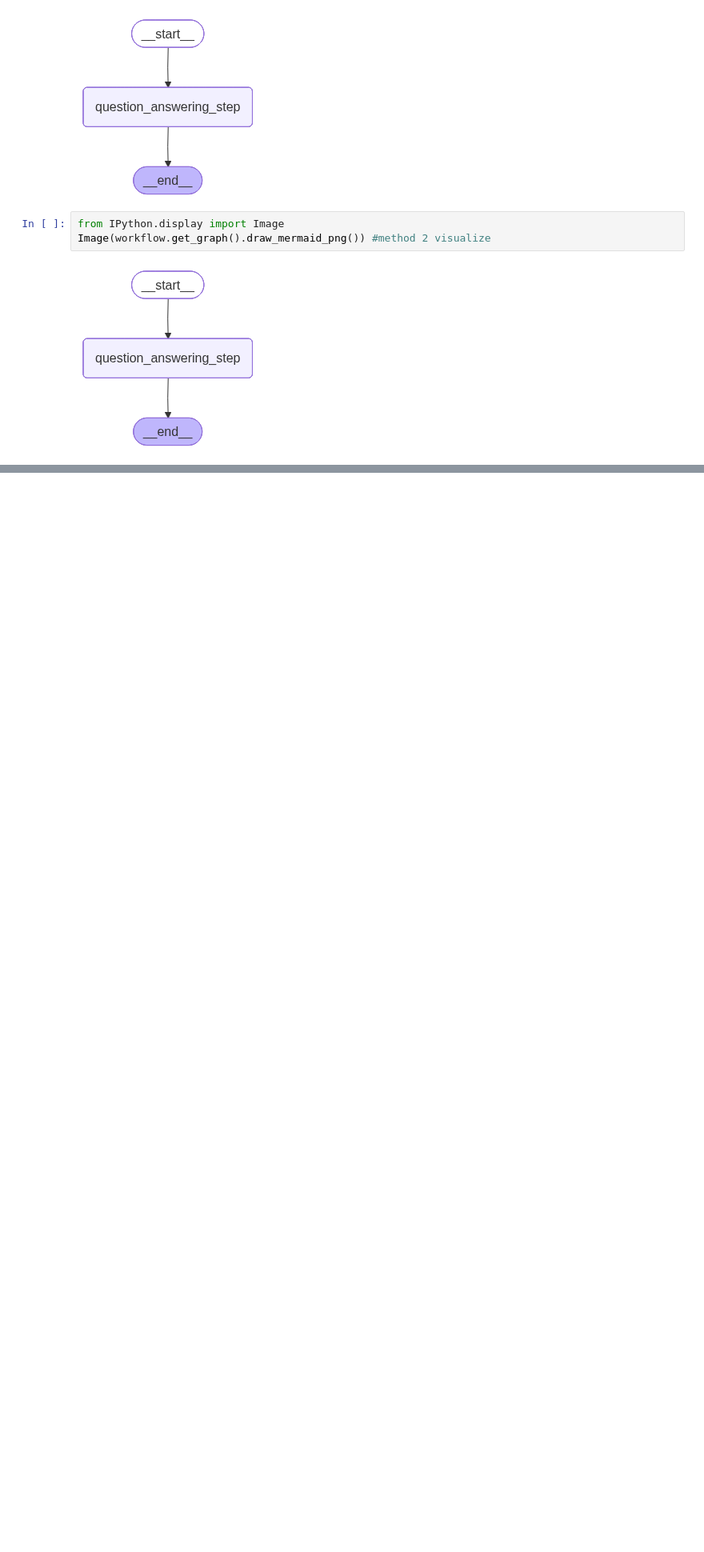
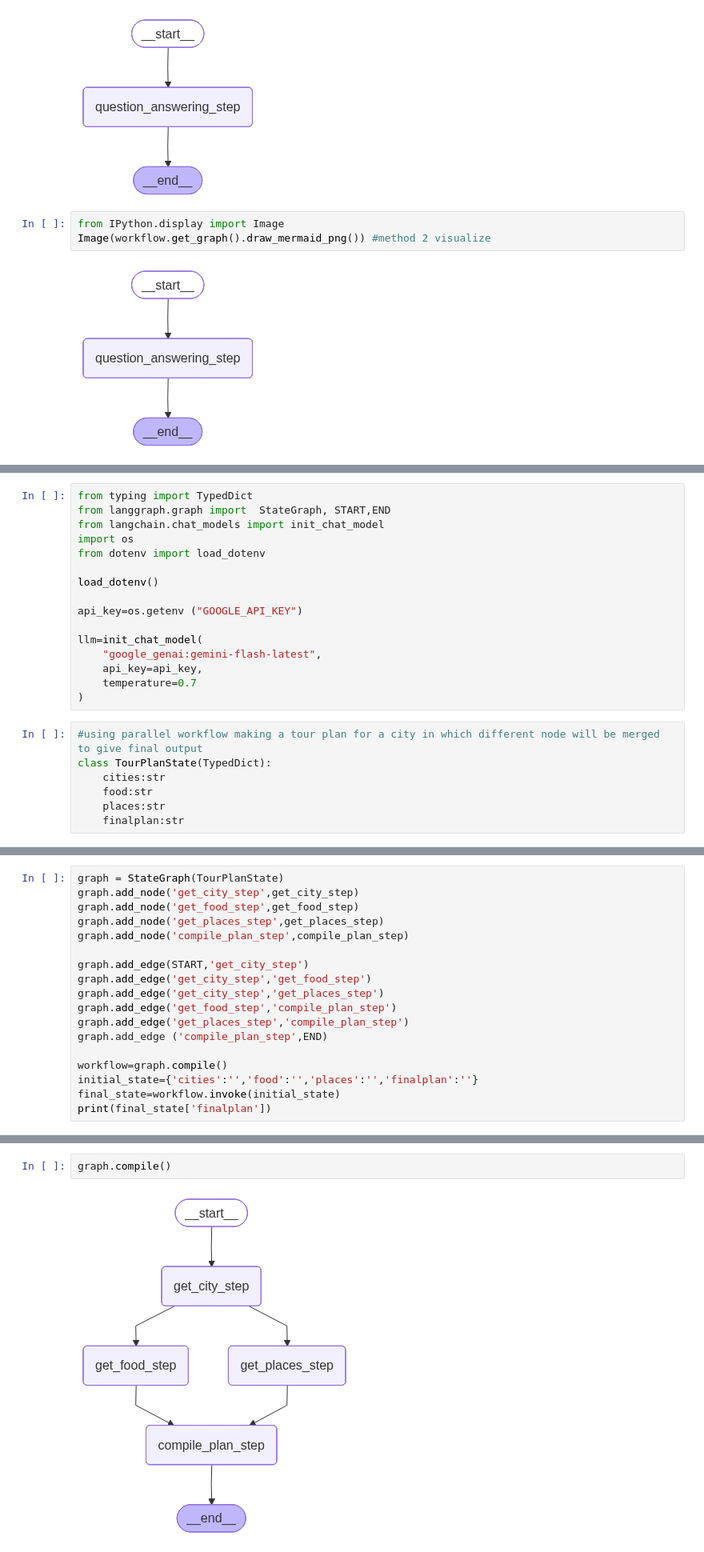
Before and after one commit to Basant19/langgraphbasic, a Jupyter notebook: notebook/langgraphpractise.ipynb, the cells around one changed output, grey strips where cells are left out. Shown at 80% size. Drawn from its saved outputs; the diff is of its cells as text; blank space fills up the shorter version.

```diff
--- a/notebook/langgraphpractise.ipynb
+++ b/notebook/langgraphpractise.ipynb
@@ -80,0 +84,23 @@ Image(workflow.get_graph().draw_mermaid_png()) #method 2 visualize
+# %%
+from typing import TypedDict
+from langgraph.graph import  StateGraph, START,END
+from langchain.chat_models import init_chat_model
+import os
+from dotenv import load_dotenv
+
+load_dotenv()
+
+api_key=os.getenv ("GOOGLE_API_KEY")
+
+llm=init_chat_model(
+    "google_genai:gemini-flash-latest",
+    api_key=api_key,
+    temperature=0.7
+)
+# %%
+#using parallel workflow making a tour plan for a city in which different node will be merged to give final output
+class TourPlanState(TypedDict):
+    cities:str
+    food:str
+    places:str
+    finalplan:str
@@ -80,0 +137,18 @@ Image(workflow.get_graph().draw_mermaid_png()) #method 2 visualize
+# %%
+graph = StateGraph(TourPlanState)
+graph.add_node('get_city_step',get_city_step)
+graph.add_node('get_food_step',get_food_step)
+graph.add_node('get_places_step',get_places_step)
+graph.add_node('compile_plan_step',compile_plan_step)
+
+graph.add_edge(START,'get_city_step')
+graph.add_edge('get_city_step','get_food_step')
+graph.add_edge('get_city_step','get_places_step')
+graph.add_edge('get_food_step','compile_plan_step')
+graph.add_edge('get_places_step','compile_plan_step')
+graph.add_edge ('compile_plan_step',END)
+
+workflow=graph.compile()
+initial_state={'cities':'','food':'','places':'','finalplan':''}
+final_state=workflow.invoke(initial_state)
+print(final_state['finalplan'])
@@ -80,0 +173,4 @@ Image(workflow.get_graph().draw_mermaid_png()) #method 2 visualize
+# %%
+graph.compile()
+# %% [output]
+[figure, added]
```
Also changed, not shown: parts of 24 cells of this notebook.
